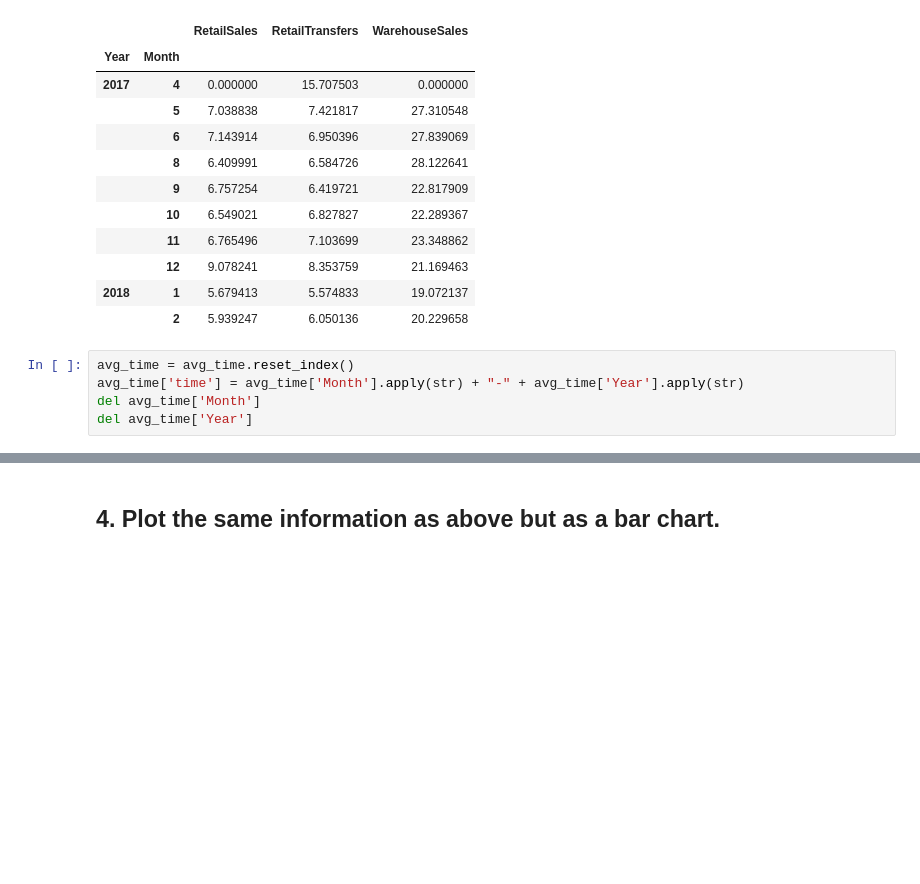
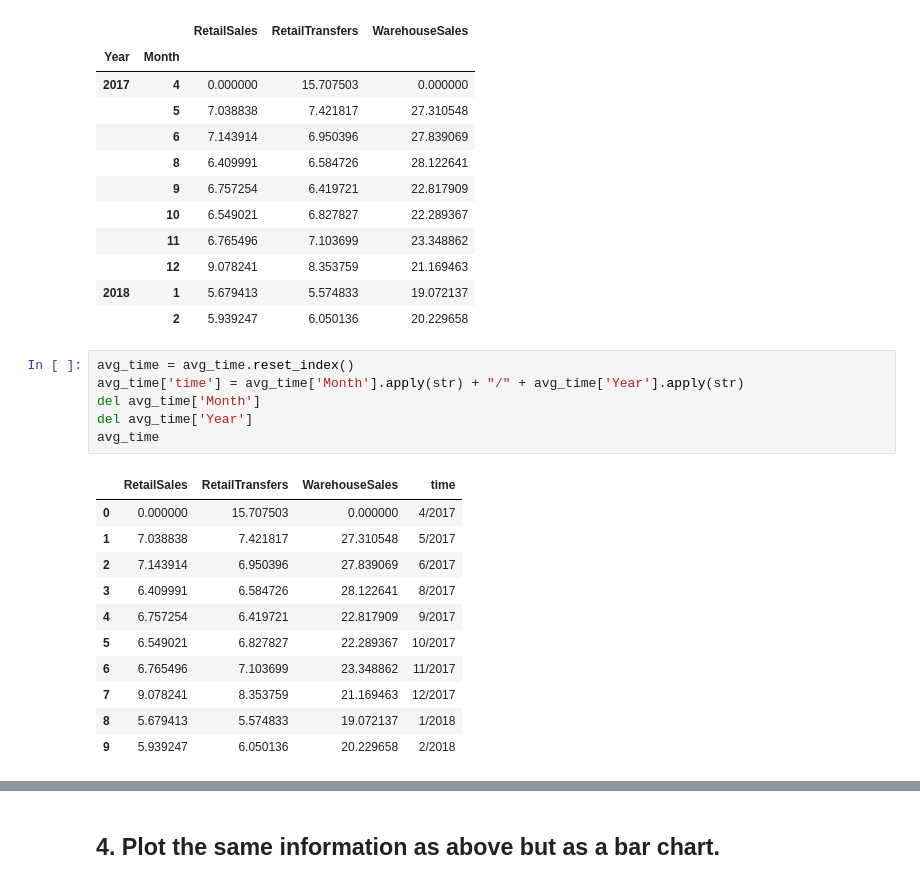
Before and after one commit to JaimeSastreCrespo/DAFT_1022, a Jupyter notebook: module_2/Lab_2_ Plotting-Multiple-Data-Series/main.ipynb, the cells around one changed output, grey strips where cells are left out. Drawn from its saved outputs; the diff is of its cells as text; blank space fills up the shorter version.

```diff
--- a/module_2/Lab_2_ Plotting-Multiple-Data-Series/main.ipynb
+++ b/module_2/Lab_2_ Plotting-Multiple-Data-Series/main.ipynb
@@ -106,9 +90,22 @@ avg_time
 |  | 2 | 5.939247 | 6.050136 | 20.229658 |
 # %%
 avg_time = avg_time.reset_index()
-avg_time['time'] = avg_time['Month'].apply(str) + "-" + avg_time['Year'].apply(str)
+avg_time['time'] = avg_time['Month'].apply(str) + "/" + avg_time['Year'].apply(str)
 del avg_time['Month']
 del avg_time['Year']
+avg_time
+# %% [output]
+|  | RetailSales | RetailTransfers | WarehouseSales | time |
+| 0 | 0.000000 | 15.707503 | 0.000000 | 4/2017 |
+| 1 | 7.038838 | 7.421817 | 27.310548 | 5/2017 |
+| 2 | 7.143914 | 6.950396 | 27.839069 | 6/2017 |
+| 3 | 6.409991 | 6.584726 | 28.122641 | 8/2017 |
+| 4 | 6.757254 | 6.419721 | 22.817909 | 9/2017 |
+| 5 | 6.549021 | 6.827827 | 22.289367 | 10/2017 |
+| 6 | 6.765496 | 7.103699 | 23.348862 | 11/2017 |
+| 7 | 9.078241 | 8.353759 | 21.169463 | 12/2017 |
+| 8 | 5.679413 | 5.574833 | 19.072137 | 1/2018 |
+| 9 | 5.939247 | 6.050136 | 20.229658 | 2/2018 |
 # %%
 #Pandas melt () function is used to change the DataFrame format from wide to long.
 data = avg_time.melt('time', var_name='sales', value_name='values')
```
Also changed, not shown: parts of 7 cells of this notebook, 1 other file.
